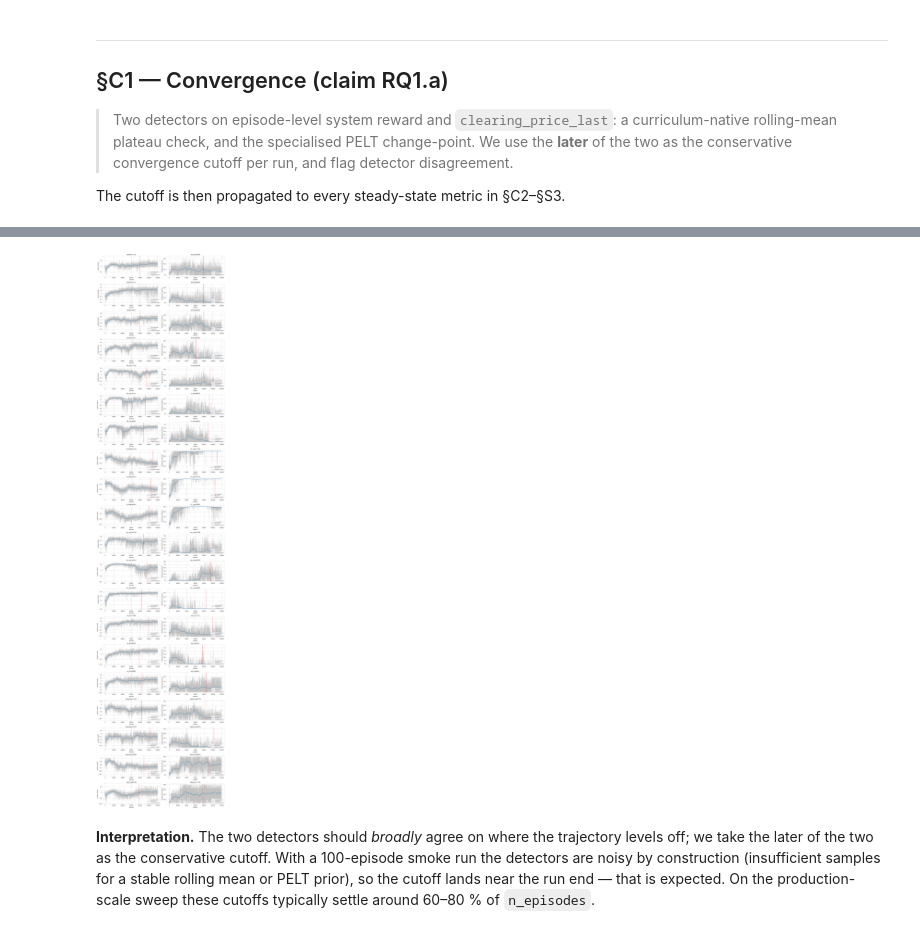
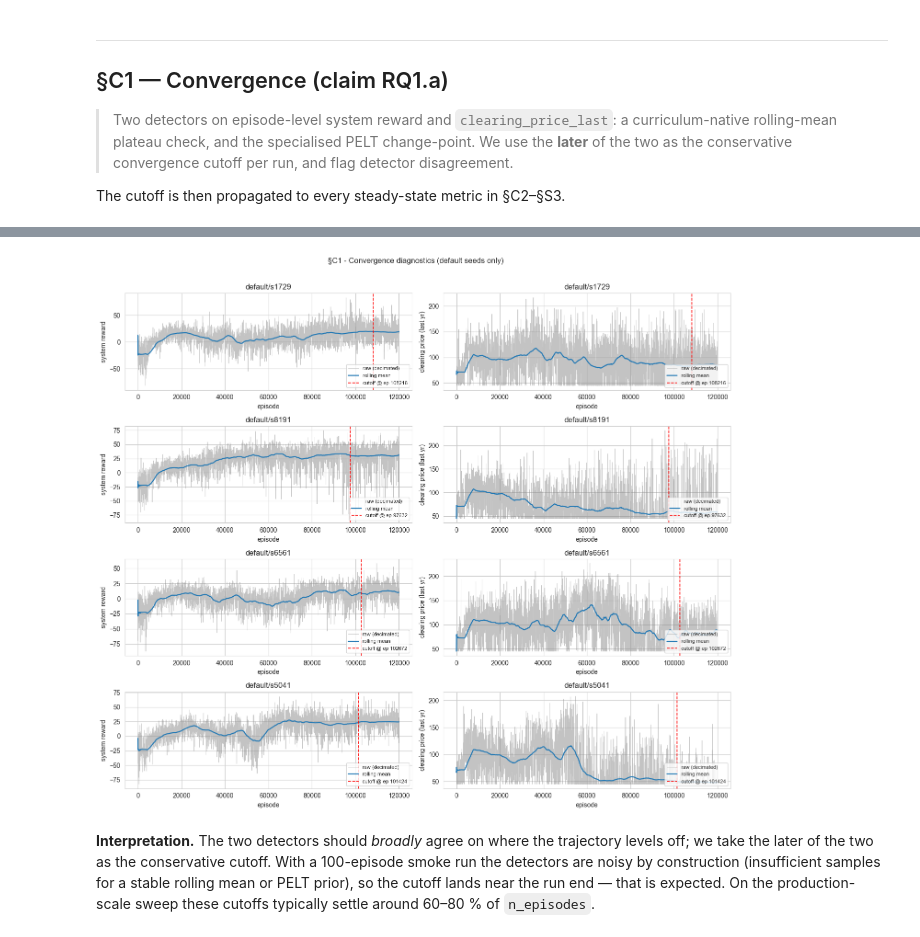
Before and after one commit to DJH961/Thesis-Energy-Auction, a Jupyter notebook: notebooks/ets_marl - Data Science Analysis.ipynb, the cells around one changed output, grey strips where cells are left out. Saved outputs shown, nothing was run; the diff lists cells and outputs as text; code cells hidden in the pictures.

```diff
--- a/notebooks/ets_marl - Data Science Analysis.ipynb
+++ b/notebooks/ets_marl - Data Science Analysis.ipynb
@@ -1155,28 +1189,41 @@ display(conv_df)
 # %%
 # Visualise reward and price trajectories with the agreed cutoff marked.
 # Reads decimated arrays from `plot_traces` (built in pre-compute) so this
 # cell never touches raw episode logs.
-n = len(runs)
+# Show ONLY the four thesis default seeds.
+TARGET_DEFAULT_SEEDS = [1729, 8191, 6561, 5041]
+plot_keys = [
+    key for seed in TARGET_DEFAULT_SEEDS
+    for key in sorted(DEFAULT_RUNS)
+    if key[2] == seed
+]
+
+if not plot_keys:
+    raise RuntimeError('No matching default seeds found for §C1 plot. Check loaded runs.')
+
+n = len(plot_keys)
 fig, axes = plt.subplots(n, 2, figsize=(14, 3.0 * n), squeeze=False)
-for row_idx, k in enumerate(runs.keys()):
-    tr = plot_traces.get(k, {})
+for row_idx, key in enumerate(plot_keys):
+    tr = plot_traces.get(key, {})
     cutoff = tr.get('cutoff', 0)
     for ax, name, ylabel in [(axes[row_idx, 0], 'reward', 'system reward'),
                              (axes[row_idx, 1], 'price',  'clearing price (last yr)')]:
         sub = tr.get(name)
         if not sub:
             ax.set_axis_off(); continue
         ax.plot(sub['x_dec'], sub['y_dec'], lw=0.6, alpha=0.5, color='#888',
                 label='raw (decimated)')
         ax.plot(sub['sx_dec'], sub['sm_dec'], lw=1.6, color='C0',
                 label='rolling mean')
         ax.axvline(cutoff, color='red', ls='--', lw=1.2,
                    label=f'cutoff @ ep {cutoff}')
-        ax.set(xlabel='episode', ylabel=ylabel, title=f'{k[1]}/s{k[2]}')
+        ax.set(xlabel='episode', ylabel=ylabel, title=f'{key[1]}/s{key[2]}')
         ax.legend(fontsize=8, loc='lower right')
+
+plt.suptitle('§C1 - Convergence diagnostics (default seeds only)', y=1.01)
 plt.tight_layout(); plt.show()
 # %% [output]
-[figure, old version]
+[figure, new version]
 # %% [markdown]
 **Interpretation.** The two detectors should *broadly* agree on
 where the trajectory levels off; we take the later of the two as the
```
Also changed, not shown: parts of 3 cells of this notebook, 23 other files.
